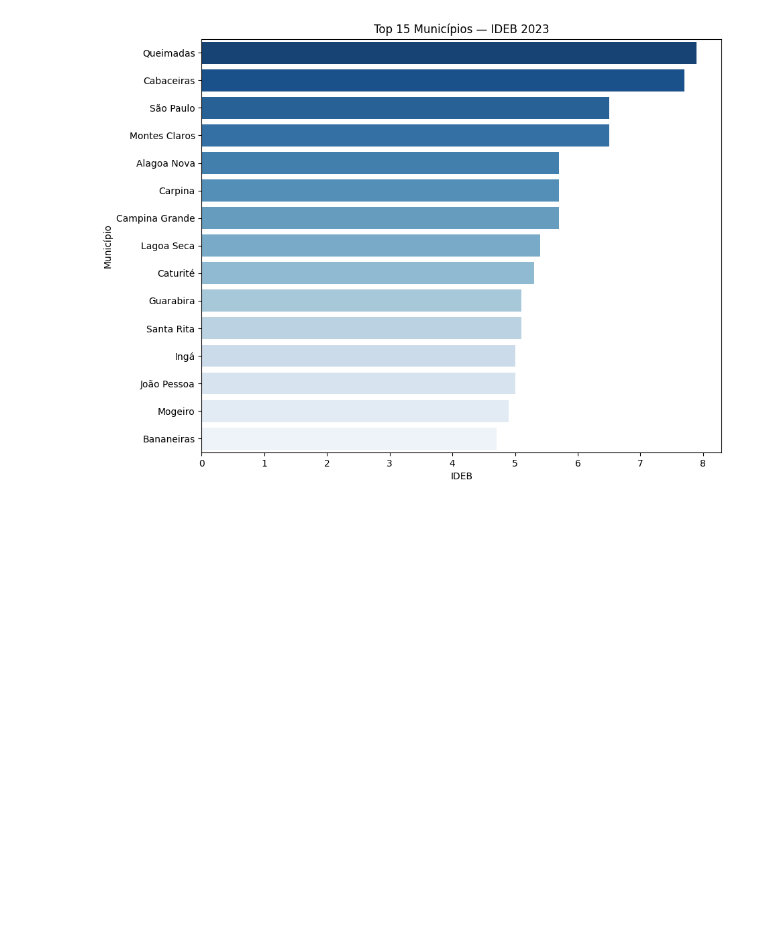
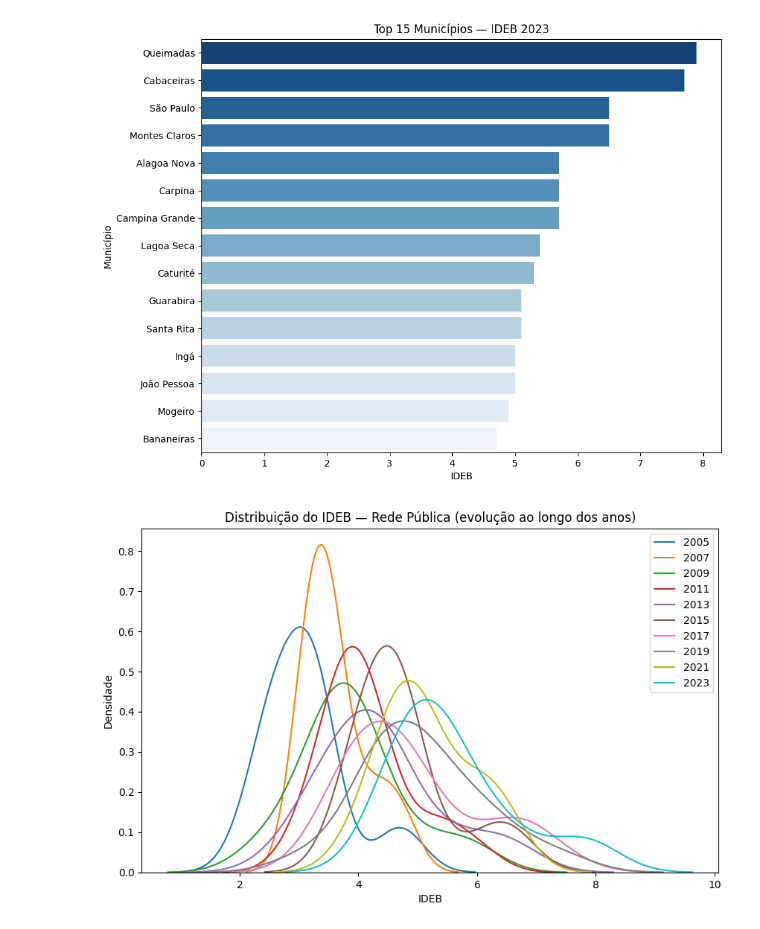
Before and after one commit to ryannfelix/Instituto-Alpargatas, a Jupyter notebook: src/Relatorio.ipynb, the cells around one changed output. Drawn from its saved outputs; the diff is of its cells as text; code cells hidden in the pictures; blank space fills up the shorter version.

Commit message:
comparação evolução de ano

```diff
--- a/src/Relatorio.ipynb
+++ b/src/Relatorio.ipynb
@@ -403,3 +403,14 @@ Passing `palette` without assigning `hue` is deprecated and will be removed in v
 
   sns.barplot(data=rank.head(15), x=last_year, y="ds_mun", palette="Blues_r")
 [figure]
+# %%
+plt.figure(figsize=(10,6))
+for y in years:
+    sns.kdeplot(result[y].dropna(), label=str(y))
+plt.xlabel("IDEB")
+plt.ylabel("Densidade")
+plt.title("Distribuição do IDEB — Rede Pública (evolução ao longo dos anos)")
+plt.legend()
+plt.show()
+# %% [output]
+[figure, added]
```
Also changed, not shown: parts of 1 cell of this notebook.
